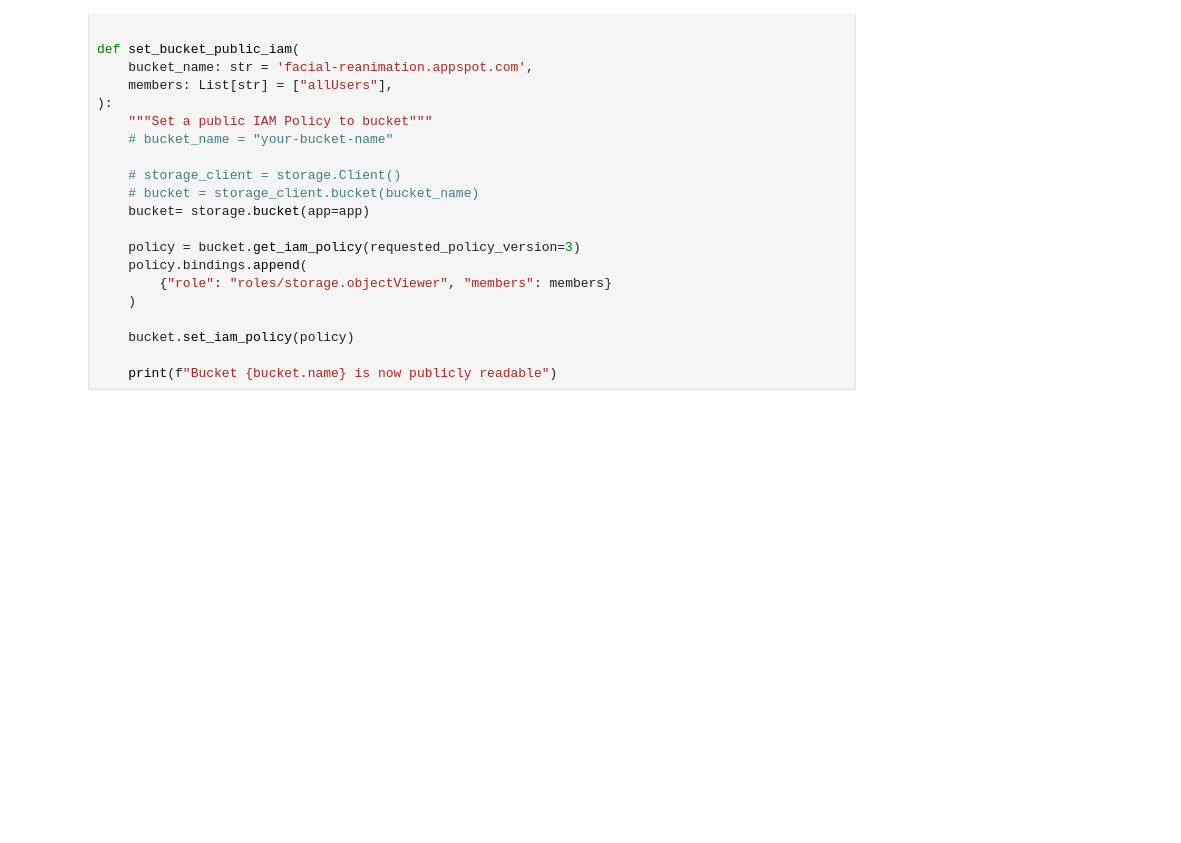
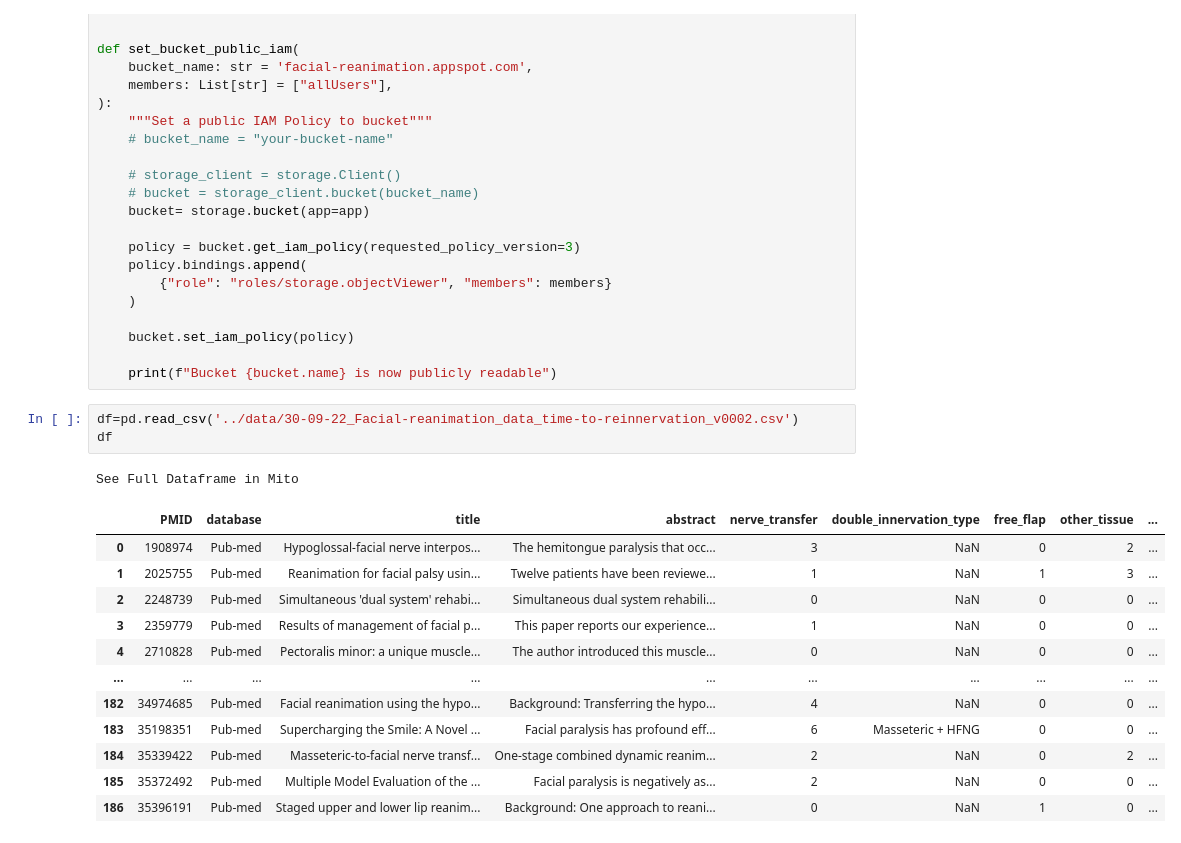
Before and after one commit to Shakes-tzd/facial_reanimation_app, a Jupyter notebook: testing_files/tsting.ipynb, the cells around one changed output. Saved outputs shown, nothing was run; the diff lists cells and outputs as text; blank space fills up the shorter version.

Commit message:
printing out data frame on canvas

```diff
--- a/testing_files/tsting.ipynb
+++ b/testing_files/tsting.ipynb
@@ -185,3 +185,20 @@ def set_bucket_public_iam(
     bucket.set_iam_policy(policy)
 
     print(f"Bucket {bucket.name} is now publicly readable")
+# %%
+df=pd.read_csv('../data/30-09-22_Facial-reanimation_data_time-to-reinnervation_v0002.csv')
+df
+# %% [output]
+See Full Dataframe in Mito
+|  | PMID | database | title | abstract | nerve_transfer | double_innervation_type | free_flap | other_tissue | ... |
+| 0 | 1908974 | Pub-med | Hypoglossal-facial nerve interpos... | The hemitongue paralysis that occ... | 3 | NaN | 0 | 2 | ... |
+| 1 | 2025755 | Pub-med | Reanimation for facial palsy usin... | Twelve patients have been reviewe... | 1 | NaN | 1 | 3 | ... |
+| 2 | 2248739 | Pub-med | Simultaneous 'dual system' rehabi... | Simultaneous dual system rehabili... | 0 | NaN | 0 | 0 | ... |
+| 3 | 2359779 | Pub-med | Results of management of facial p... | This paper reports our experience... | 1 | NaN | 0 | 0 | ... |
+| 4 | 2710828 | Pub-med | Pectoralis minor: a unique muscle... | The author introduced this muscle... | 0 | NaN | 0 | 0 | ... |
+| ... | ... | ... | ... | ... | ... | ... | ... | ... | ... |
+| 182 | 34974685 | Pub-med | Facial reanimation using the hypo... | Background: Transferring the hypo... | 4 | NaN | 0 | 0 | ... |
+| 183 | 35198351 | Pub-med | Supercharging the Smile: A Novel ... | Facial paralysis has profound eff... | 6 | Masseteric + HFNG | 0 | 0 | ... |
+| 184 | 35339422 | Pub-med | Masseteric-to-facial nerve transf... | One-stage combined dynamic reanim... | 2 | NaN | 0 | 2 | ... |
+| 185 | 35372492 | Pub-med | Multiple Model Evaluation of the ... | Facial paralysis is negatively as... | 2 | NaN | 0 | 0 | ... |
+| 186 | 35396191 | Pub-med | Staged upper and lower lip reanim... | Background: One approach to reani... | 0 | NaN | 1 | 0 | ... |
```
Also changed, not shown: parts of 5 cells of this notebook, 1 other file.
